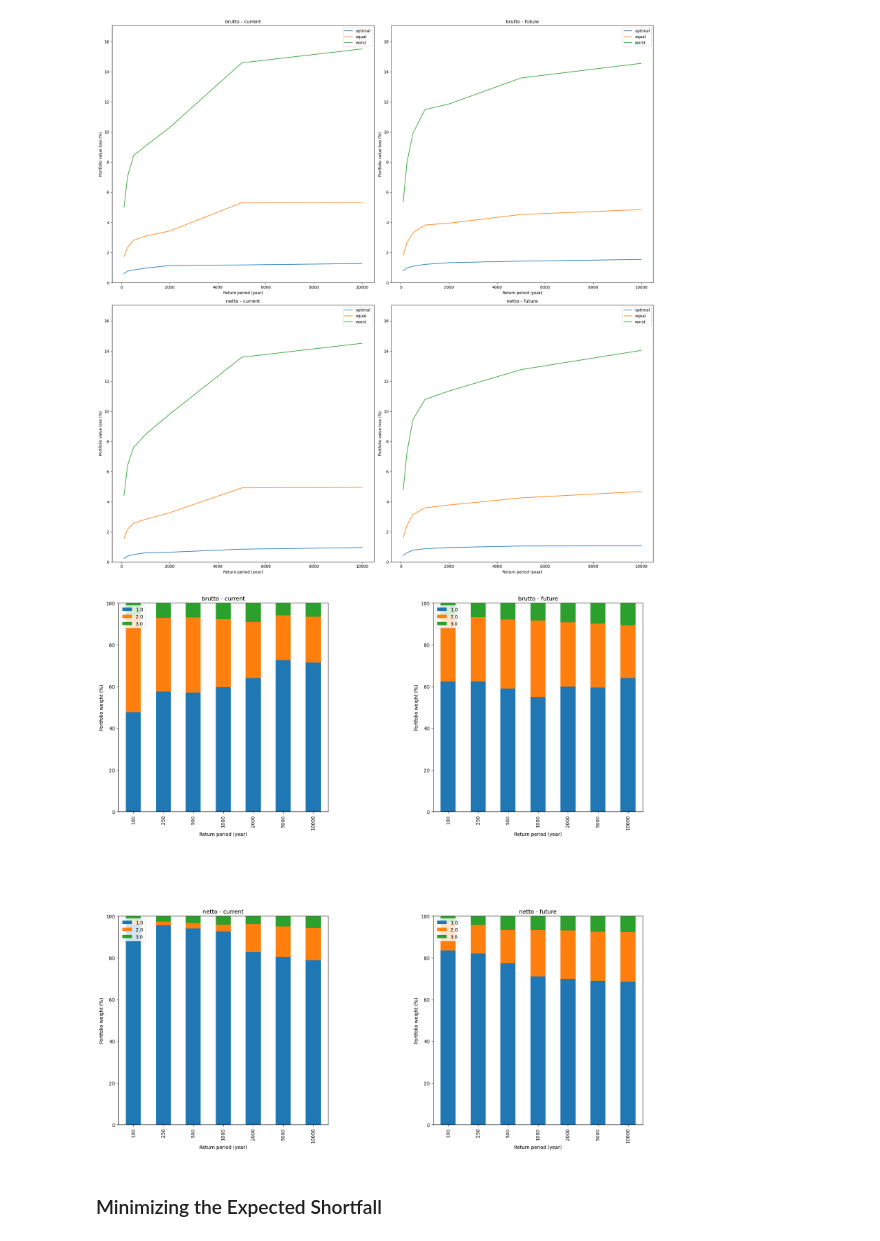
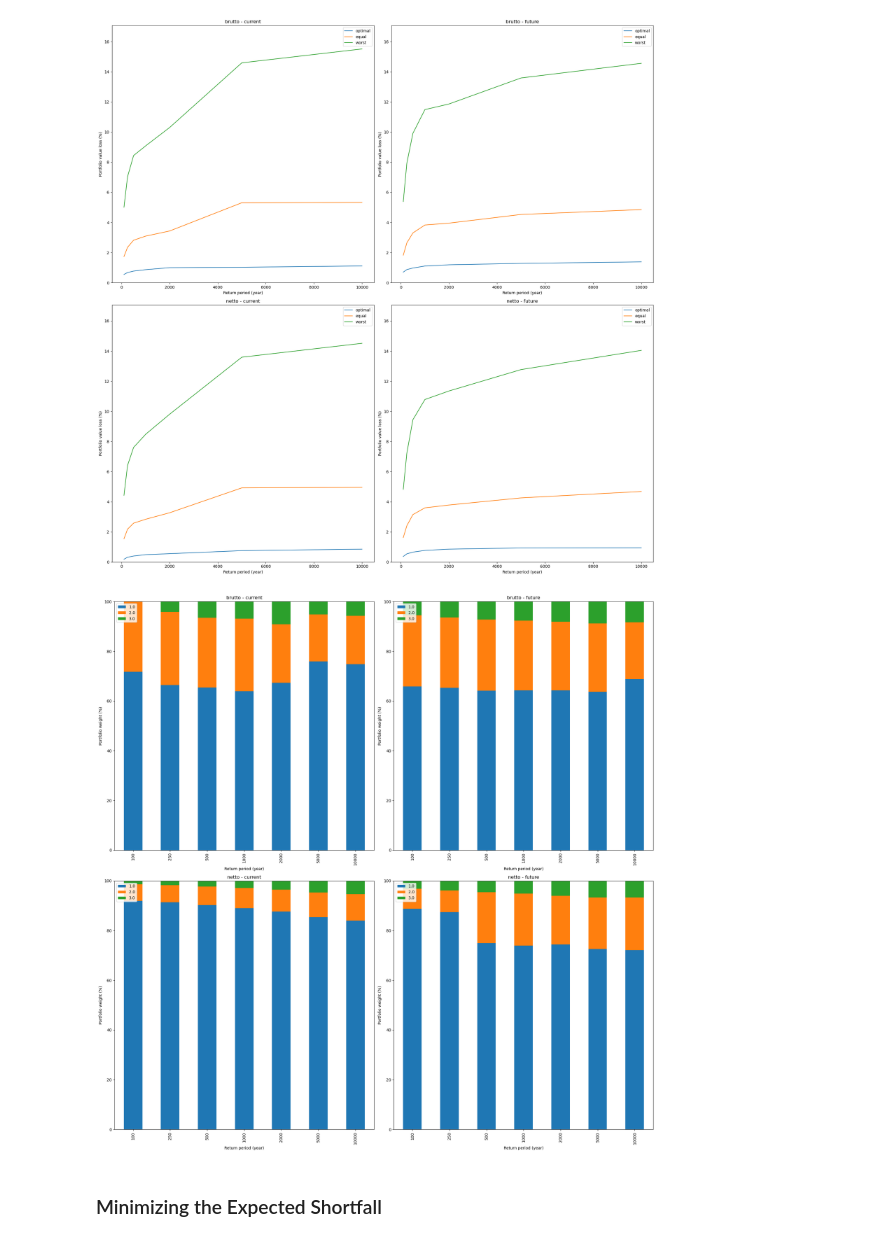
Before and after one commit to viggowat/202312_TCFD_project, a Jupyter notebook: company_analysis_v2.ipynb, the cells around one changed output. Saved outputs shown, nothing was run; the diff lists cells and outputs as text; code cells hidden in the pictures.

Commit message:
Updated initial results

```diff
--- a/company_analysis_v2.ipynb
+++ b/company_analysis_v2.ipynb
@@ -441,7 +443,9 @@ for time, imp_type_dict in imp_dict.items():
         # Loop over the rows and columns of the conditional probability matrix and add the value to the plot
         for i in range(len(cond_prob_matrix.columns)):
             for j in range(len(cond_prob_matrix.columns)):
-                axes[list(imp_type_dict.keys()).index(imp_type), list(imp_dict.keys()).index(time)].text(j, i, round(cond_prob_matrix.iloc[i, j], 2), ha="center", va="center", fontsize=12, weight='bold')
+                # Format the value as a percentage
+                value = "{:.0%}".format(cond_prob_matrix.iloc[i, j])
+                axes[list(imp_type_dict.keys()).index(imp_type), list(imp_dict.keys()).index(time)].text(j, i, value, ha="center", va="center", fontsize=12, weight='bold')
 
         # Add a title to the plot
         axes[list(imp_type_dict.keys()).index(imp_type), list(imp_dict.keys()).index(time)].set_title(f'{imp_type} - {time}')
@@ -456,20 +509,15 @@ plt.show()
 ### Minimizing the return period
 # %%
 # Make a function that calculates the return period for a portfolio of companies
-def calc_imp_metric(cpny_weights, imp_list, market_cap, return_period = 100):
+def calc_imp_metric(cpny_weights, imp_list, return_period = 100):
     imp_rel_chg_port = copy.deepcopy(imp_list[0]) # gives the relative change in impact
     imp_rel_chg_port.at_event = np.zeros(len(imp_rel_chg_port.at_event))
     for idx, imp in enumerate(imp_list):
-        imp_rel_chg_port.at_event += imp.at_event*cpny_weights[idx]/market_cap[idx]
+        imp_rel_chg_port.at_event += imp.at_event*cpny_weights[idx]
 
     freq_curve = imp_rel_chg_port.calc_freq_curve(return_per=np.array([return_period]))
 
     return freq_curve.impact[0]
-
-# Store the market caps
-market_cap = []
-for cpny in cpny_dict.keys():
-    market_cap += [fin_data_df.loc[fin_data_df[company_ref] == cpny, 'Market cap'].values[0]]
 # %%
 # Prepare the portfolio optimization problem
 from scipy.optimize import minimize
@@ -515,24 +560,24 @@ weights_rp_dict = {time: {imp_type: {strategy: base_weights_df.copy() for strate
 # %%
 # Loop over the time periods and impact types from the imp_dict
 
-for time, imp_type_dict in imp_dict.items():
+for time, imp_type_dict in imp_stock_dict.items():
     for imp_type, cpny_dict in imp_type_dict.items():
         # Loop over the return periods
         for return_period in return_periods:
             # Define the constraints
 
             # Optimize the portfolio
-            res_min = minimize(obj_fun_min, x0, args=(list(imp_dict[time][imp_type].values()), market_cap, return_period), method='SLSQP', bounds=bounds, constraints=con1)
-            res_max = minimize(obj_fun_max, np.ones(len(market_cap))/len(market_cap), args=(list(imp_dict[time][imp_type].values()), market_cap, return_period), method='SLSQP', bounds=bounds, constraints=con1)
+            res_min = minimize(obj_fun_min, x0, args=(list(imp_stock_dict[time][imp_type].values()), return_period), method='SLSQP', bounds=bounds, constraints=con1)
+            res_max = minimize(obj_fun_max, np.ones(len(companies))/len(companies), args=(list(imp_stock_dict[time][imp_type].values()), return_period), method='SLSQP', bounds=bounds, constraints=con1)
 
             # Store the results
             results_rp_dict[time][imp_type].loc[return_period, 'optimal'] = res_min.fun
-            results_rp_dict[time][imp_type].loc[return_period, 'equal'] = calc_imp_metric(np.ones(len(market_cap))/len(market_cap), list(imp_dict[time][imp_type].values()), market_cap, return_period)
-            results_rp_dict[time][imp_type].loc[return_period, 'worst'] = calc_imp_metric(res_max.x, list(imp_dict[time][imp_type].values()), market_cap, return_period)
+            results_rp_dict[time][imp_type].loc[return_period, 'equal'] = calc_imp_metric(np.ones(len(companies))/len(companies), list(imp_stock_dict[time][imp_type].values()), return_period)
+            results_rp_dict[time][imp_type].loc[return_period, 'worst'] = calc_imp_metric(res_max.x, list(imp_stock_dict[time][imp_type].values()), return_period)
 
             # Store the weights
             weights_rp_dict[time][imp_type]['optimal'].loc[return_period] = res_min.x
-            weights_rp_dict[time][imp_type]['equal'].loc[return_period] = np.ones(len(market_cap))/len(market_cap)
+            weights_rp_dict[time][imp_type]['equal'].loc[return_period] = np.ones(len(companies))/len(companies)
             weights_rp_dict[time][imp_type]['worst'].loc[return_period] = res_max.x
 
             # update the initial guess
@@ -543,25 +588,25 @@ for time, imp_type_dict in imp_dict.items():
 y_max = np.max([results_rp_dict[time][imp_type].max().max() for time in results_rp_dict for imp_type in results_rp_dict[time]])*1.1
 
 # Plot the correlation matrix for each company
-fig, axes = plt.subplots(len(imp_dict[time_periods[0]]), len(time_periods), figsize=(10 * len(time_periods), 10 * len(imp_dict[time_periods[0]])))
+fig, axes = plt.subplots(len(imp_stock_dict[time_periods[0]]), len(time_periods), figsize=(10 * len(time_periods), 10 * len(imp_stock_dict[time_periods[0]])))
 
 # Adjust the spacing between subplots
 plt.subplots_adjust(wspace=0.5, hspace=0.5)
 
-for time, imp_type_dict in imp_dict.items():
+for time, imp_type_dict in imp_stock_dict.items():
     for imp_type, cpny_dict in imp_type_dict.items():
         # Plot the results
-        lines = axes[list(imp_type_dict.keys()).index(imp_type), list(imp_dict.keys()).index(time)].plot(results_rp_dict[time][imp_type]*100) # multiply by 100 to get in prct
+        lines = axes[list(imp_type_dict.keys()).index(imp_type), list(imp_stock_dict.keys()).index(time)].plot(results_rp_dict[time][imp_type]*100) # multiply by 100 to get in prct
         # Add a legend to each subplot
-        axes[list(imp_type_dict.keys()).index(imp_type), list(imp_dict.keys()).index(time)].legend(lines, results_rp_dict[time][imp_type].columns)
+        axes[list(imp_type_dict.keys()).index(imp_type), list(imp_stock_dict.keys()).index(time)].legend(lines, results_rp_dict[time][imp_type].columns)
         # Add a title to the plot
-        axes[list(imp_type_dict.keys()).index(imp_type), list(imp_dict.keys()).index(time)].set_title(f'{imp_type} - {time}')
+        axes[list(imp_type_dict.keys()).index(imp_type), list(imp_stock_dict.keys()).index(time)].set_title(f'{imp_type} - {time}')
         # Add x-axis label
-        axes[list(imp_type_dict.keys()).index(imp_type), list(imp_dict.keys()).index(time)].set_xlabel('Return period (year)')
+        axes[list(imp_type_dict.keys()).index(imp_type), list(imp_stock_dict.keys()).index(time)].set_xlabel('Return period (year)')
         # Add y-axis label
-        axes[list(imp_type_dict.keys()).index(imp_type), list(imp_dict.keys()).index(time)].set_ylabel('Portfolio value loss (%)')
+        axes[list(imp_type_dict.keys()).index(imp_type), list(imp_stock_dict.keys()).index(time)].set_ylabel('Portfolio value loss (%)')
         # Set the y-axis limits
-        axes[list(imp_type_dict.keys()).index(imp_type), list(imp_dict.keys()).index(time)].set_ylim([0, y_max*100])
+        axes[list(imp_type_dict.keys()).index(imp_type), list(imp_stock_dict.keys()).index(time)].set_ylim([0, y_max*100])
 
 plt.tight_layout()
 plt.show()
@@ -570,25 +615,29 @@ plt.show()
 # %%
 # Make subplot for each time period and impact type. Plot the weights for each company for each strategy stacked on top of each other. The x-axis is the return period and the y-axis is the weight of the company in the portfolio
 
 # Plot the correlation matrix for each company
 fig, axes = plt.subplots(len(imp_dict[time_periods[0]]), len(time_periods), figsize=(10 * len(time_periods), 10 * len(imp_dict[time_periods[0]])))
 
 # Adjust the spacing between subplots
 plt.subplots_adjust(wspace=0.5, hspace=0.5)
 
 for time, imp_type_dict in imp_dict.items():
     for imp_type, cpny_dict in imp_type_dict.items():
         # Plot the results
         (weights_rp_dict[time][imp_type]['optimal']*100).plot.bar(stacked=True, ax=axes[list(imp_type_dict.keys()).index(imp_type), list(imp_dict.keys()).index(time)])
         # Add a legend to each subplot
         axes[list(imp_type_dict.keys()).index(imp_type), list(imp_dict.keys()).index(time)].legend(loc='upper left')
         # Add a title to the plot
         axes[list(imp_type_dict.keys()).index(imp_type), list(imp_dict.keys()).index(time)].set_title(f'{imp_type} - {time}')
         # Add x-axis label
         axes[list(imp_type_dict.keys()).index(imp_type), list(imp_dict.keys()).index(time)].set_xlabel('Return period (year)')
         # Add y-axis label
         axes[list(imp_type_dict.keys()).index(imp_type), list(imp_dict.keys()).index(time)].set_ylabel('Portfolio weight (%)')
         # Set the y-axis limits
         axes[list(imp_type_dict.keys()).index(imp_type), list(imp_dict.keys()).index(time)].set_ylim([0, 100])
+
+
+plt.tight_layout()
+plt.show()
 # %% [output]
-[figure, old version]
+[figure, new version]
```
Also changed, not shown: parts of 14 cells of this notebook.
